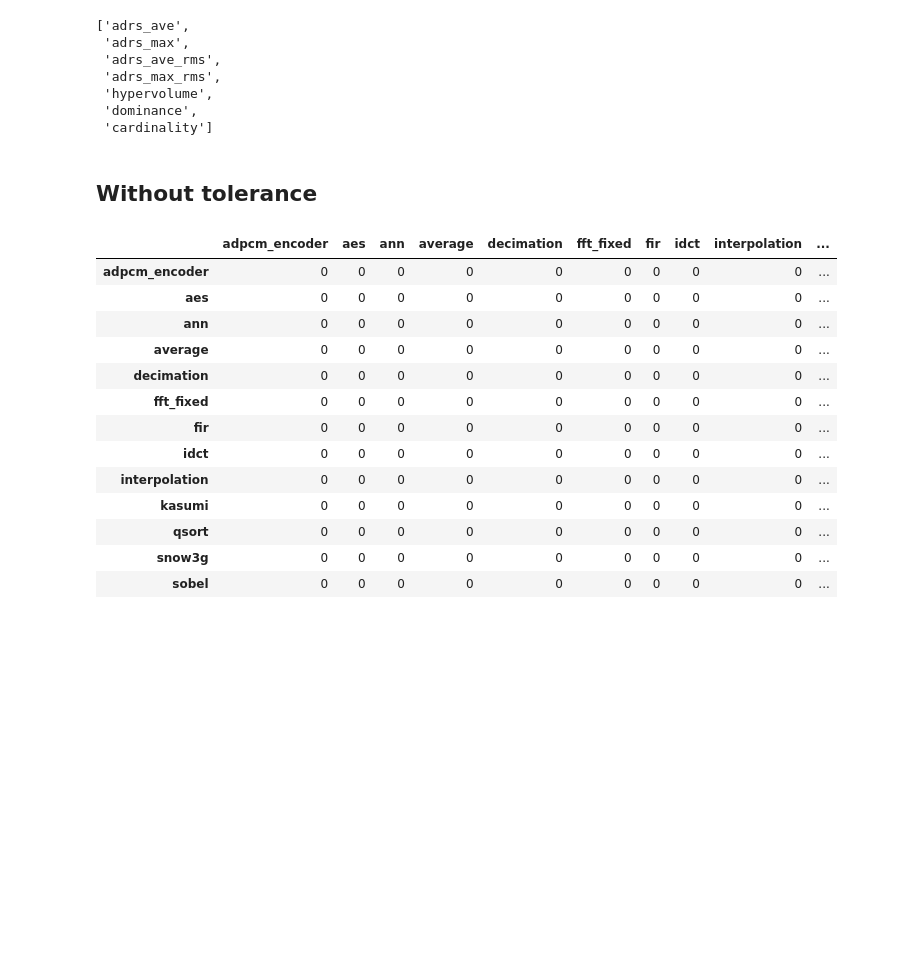
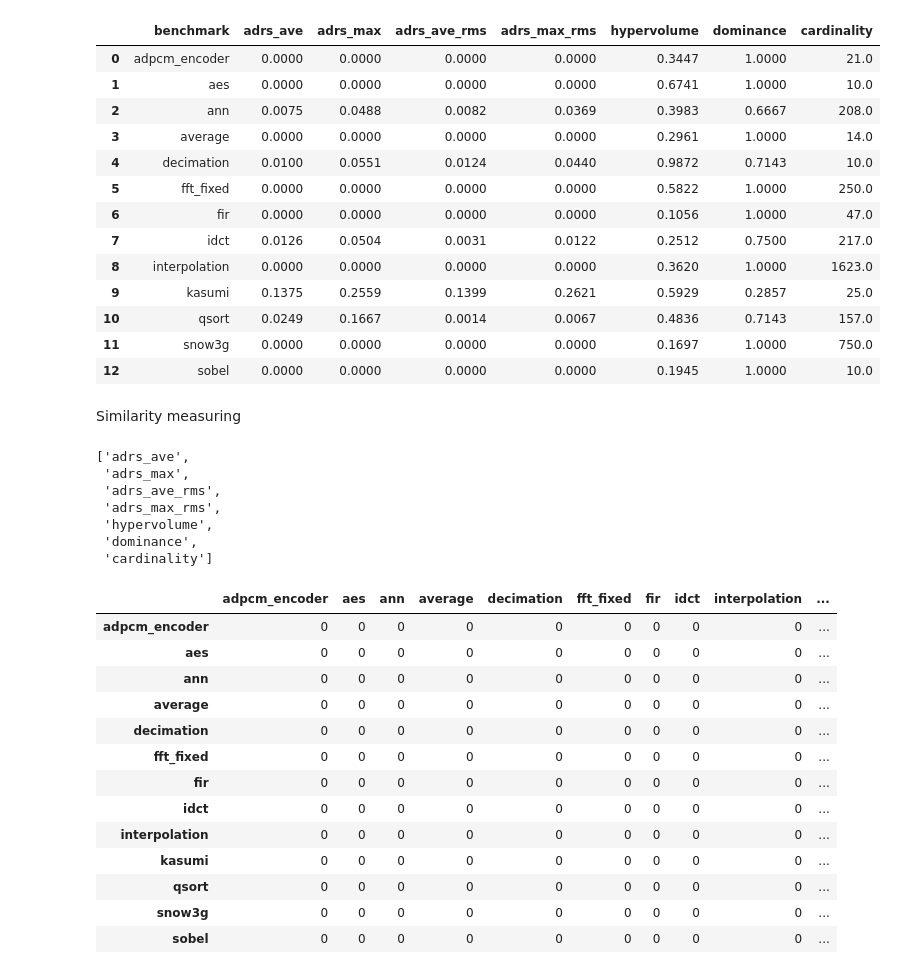
Before and after one commit to freelsn/dse-scripts, a Jupyter notebook: IN-PROGRESS/trade-off-prediction/exhaustive training analysis.ipynb, the cells around one changed output. Drawn from its saved outputs; the diff is of its cells as text; code cells hidden in the pictures; blank space fills up the shorter version.

```diff
--- a/IN-PROGRESS/trade-off-prediction/exhaustive training analysis.ipynb
+++ b/IN-PROGRESS/trade-off-prediction/exhaustive training analysis.ipynb
@@ -17,3 +271,22 @@ dm_v5_005 = pd.read_csv('direct_mapping_v5_tolerance_0.05.csv')
+# %%
+dm_v4_01
+# %% [output]
+|  | benchmark | adrs_ave | adrs_max | adrs_ave_rms | adrs_max_rms | hypervolume | dominance | cardinality |
+| 0 | adpcm_encoder | 0.0000 | 0.0000 | 0.0000 | 0.0000 | 0.3447 | 1.0000 | 21.0 |
+| 1 | aes | 0.0000 | 0.0000 | 0.0000 | 0.0000 | 0.6741 | 1.0000 | 10.0 |
+| 2 | ann | 0.0075 | 0.0488 | 0.0082 | 0.0369 | 0.3983 | 0.6667 | 208.0 |
+| 3 | average | 0.0000 | 0.0000 | 0.0000 | 0.0000 | 0.2961 | 1.0000 | 14.0 |
+| 4 | decimation | 0.0100 | 0.0551 | 0.0124 | 0.0440 | 0.9872 | 0.7143 | 10.0 |
+| 5 | fft_fixed | 0.0000 | 0.0000 | 0.0000 | 0.0000 | 0.5822 | 1.0000 | 250.0 |
+| 6 | fir | 0.0000 | 0.0000 | 0.0000 | 0.0000 | 0.1056 | 1.0000 | 47.0 |
+| 7 | idct | 0.0126 | 0.0504 | 0.0031 | 0.0122 | 0.2512 | 0.7500 | 217.0 |
+| 8 | interpolation | 0.0000 | 0.0000 | 0.0000 | 0.0000 | 0.3620 | 1.0000 | 1623.0 |
+| 9 | kasumi | 0.1375 | 0.2559 | 0.1399 | 0.2621 | 0.5929 | 0.2857 | 25.0 |
+| 10 | qsort | 0.0249 | 0.1667 | 0.0014 | 0.0067 | 0.4836 | 0.7143 | 157.0 |
+| 11 | snow3g | 0.0000 | 0.0000 | 0.0000 | 0.0000 | 0.1697 | 1.0000 | 750.0 |
+| 12 | sobel | 0.0000 | 0.0000 | 0.0000 | 0.0000 | 0.1945 | 1.0000 | 10.0 |
+# %% [markdown]
+Similarity measuring
 # %%
 benchmarks = list(dm_v4['benchmark'])
 metrics_moo = list(dm_v4)[1:]
@@ -26,8 +299,6 @@ metrics_moo
  'hypervolume',
  'dominance',
  'cardinality']
-# %% [markdown]
-## Without tolerance
 # %%
 similarity = dict()
 for benchmark in benchmarks:
```
Also changed, not shown: parts of 22 cells of this notebook, 7 other files.
